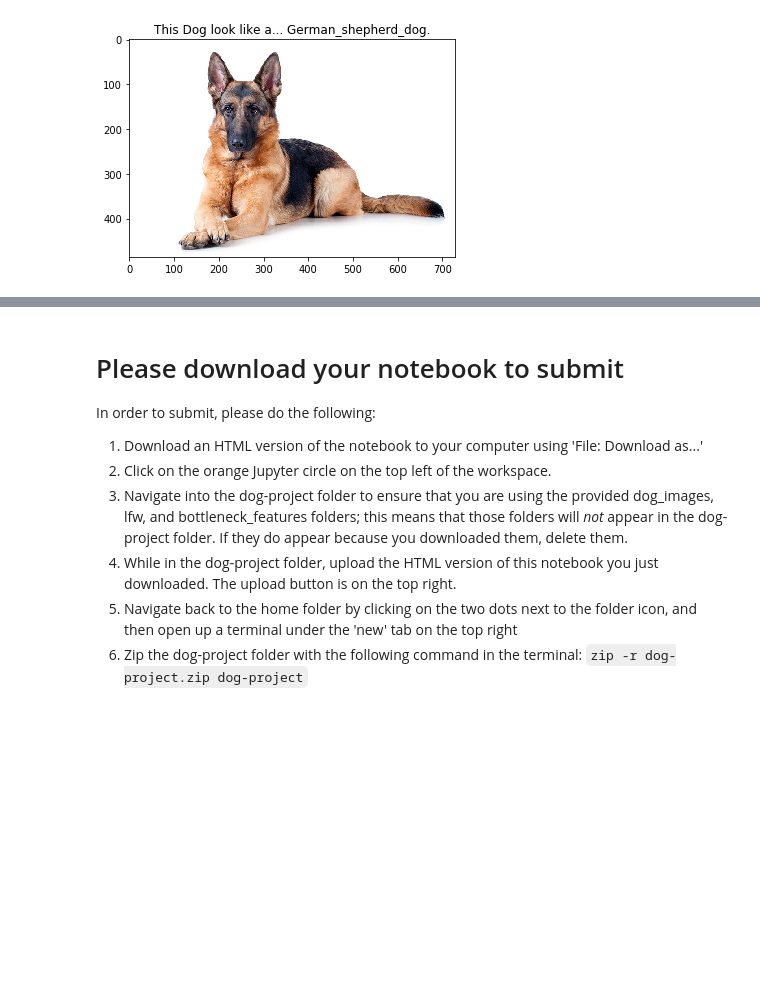
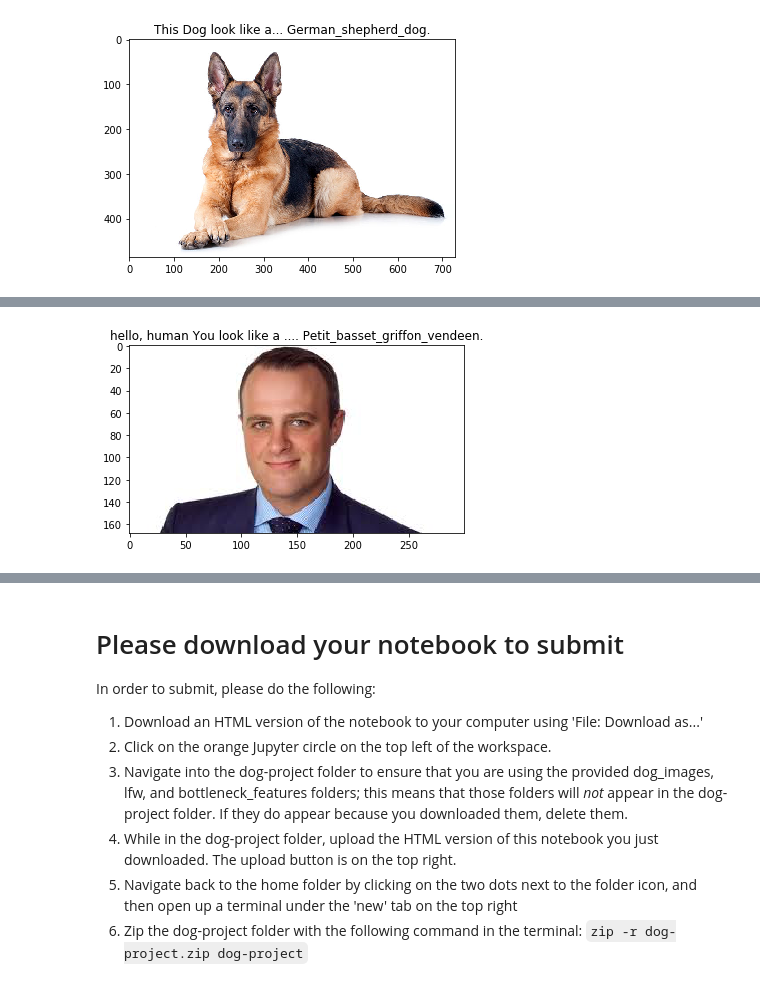
Before and after one commit to MinaYousryGhattas/Dog-breed-detection, a Jupyter notebook: dog_app.ipynb, the cells around one changed output, grey strips where cells are left out. Cells and saved outputs as stored; diff of their text form; code cells hidden in the pictures; blank space fills up the shorter version.

```diff
--- a/dog_app.ipynb
+++ b/dog_app.ipynb
@@ -805,0 +812,4 @@ Dog_breed_detector('images/7.jpg')
+# %%
+Dog_breed_detector('images/8.jpg')
+# %% [output]
+[figure, added]
```
Also changed, not shown: parts of 20 cells of this notebook, 5 other files.
